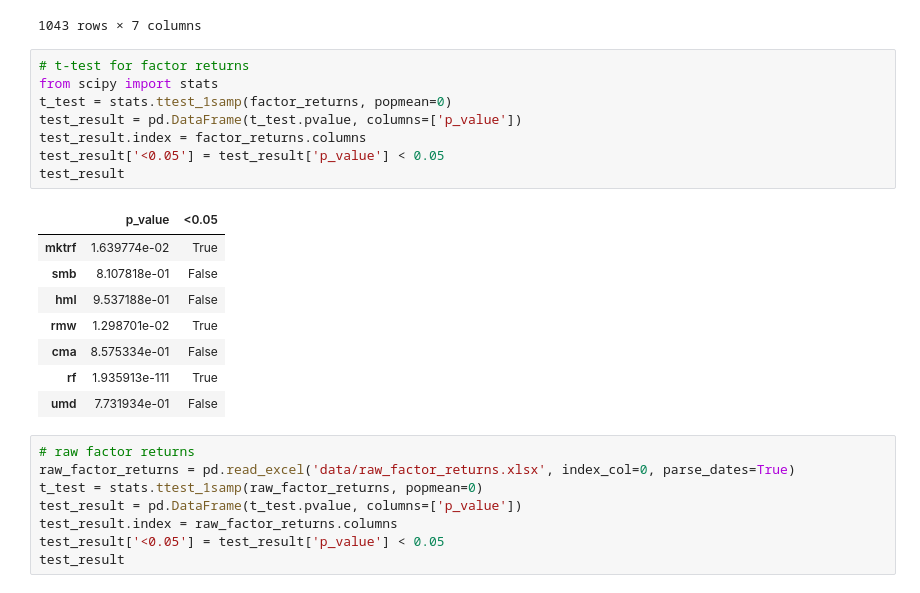
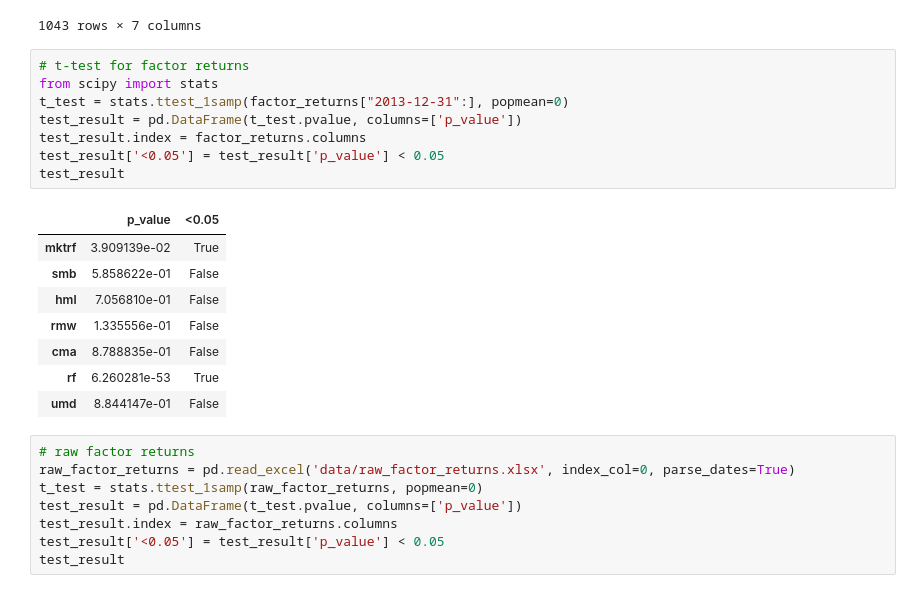
Before and after one commit to bagelquant/fin_model_1, a Jupyter notebook: regression_explore.ipynb, the cells around one changed output. Drawn from its saved outputs; the diff is of its cells as text.

```diff
--- a/regression_explore.ipynb
+++ b/regression_explore.ipynb
@@ -48,20 +48,20 @@ factor_returns
 # %%
 # t-test for factor returns
 from scipy import stats
-t_test = stats.ttest_1samp(factor_returns, popmean=0)
+t_test = stats.ttest_1samp(factor_returns["2013-12-31":], popmean=0)
 test_result = pd.DataFrame(t_test.pvalue, columns=['p_value'])
 test_result.index = factor_returns.columns
 test_result['<0.05'] = test_result['p_value'] < 0.05
 test_result
 # %% [output]
 |  | p_value | <0.05 |
-| mktrf | 1.639774e-02 | True |
-| smb | 8.107818e-01 | False |
-| hml | 9.537188e-01 | False |
-| rmw | 1.298701e-02 | True |
-| cma | 8.575334e-01 | False |
-| rf | 1.935913e-111 | True |
-| umd | 7.731934e-01 | False |
+| mktrf | 3.909139e-02 | True |
+| smb | 5.858622e-01 | False |
+| hml | 7.056810e-01 | False |
+| rmw | 1.335556e-01 | False |
+| cma | 8.788835e-01 | False |
+| rf | 6.260281e-53 | True |
+| umd | 8.844147e-01 | False |
 # %%
 # raw factor returns
 raw_factor_returns = pd.read_excel('data/raw_factor_returns.xlsx', index_col=0, parse_dates=True)
```
Also changed, not shown: 14 other files.
